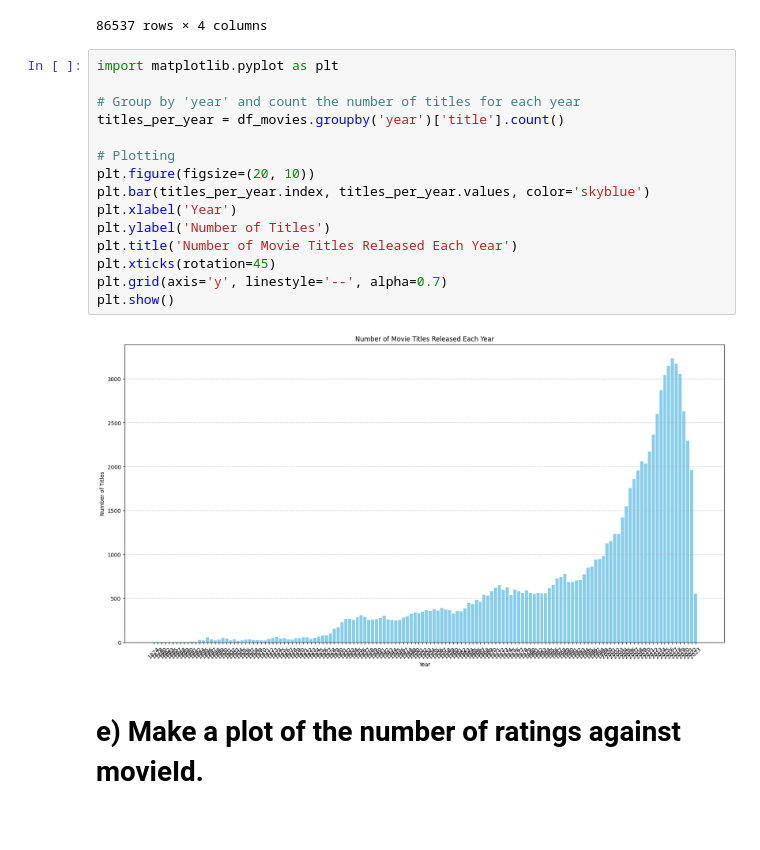
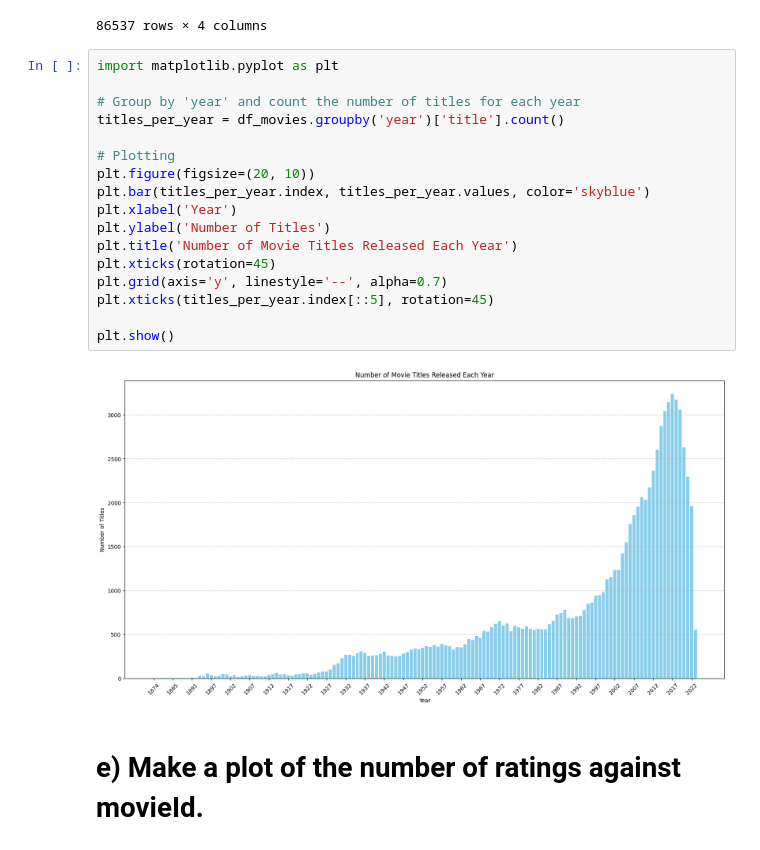
Before and after one commit to mosendamnit/AI-muhsin-OPA23, a Jupyter notebook: labs/lab_01.ipynb, the cells around one changed output. Drawn from its saved outputs; the diff is of its cells as text.

```diff
--- a/labs/lab_01.ipynb
+++ b/labs/lab_01.ipynb
@@ -140,20 +161,22 @@ df_movies
 # %%
 import matplotlib.pyplot as plt
 
 # Group by 'year' and count the number of titles for each year
 titles_per_year = df_movies.groupby('year')['title'].count()
 
 # Plotting
 plt.figure(figsize=(20, 10))
 plt.bar(titles_per_year.index, titles_per_year.values, color='skyblue')
 plt.xlabel('Year')
 plt.ylabel('Number of Titles')
 plt.title('Number of Movie Titles Released Each Year')
 plt.xticks(rotation=45)
 plt.grid(axis='y', linestyle='--', alpha=0.7)
+plt.xticks(titles_per_year.index[::5], rotation=45)
+
 plt.show()
 # %% [output]
-[figure, old version]
+[figure, new version]
 # %% [markdown]
 # e) Make a plot of the number of ratings against movieId.
 # %%
```
Also changed, not shown: parts of 16 cells of this notebook.
